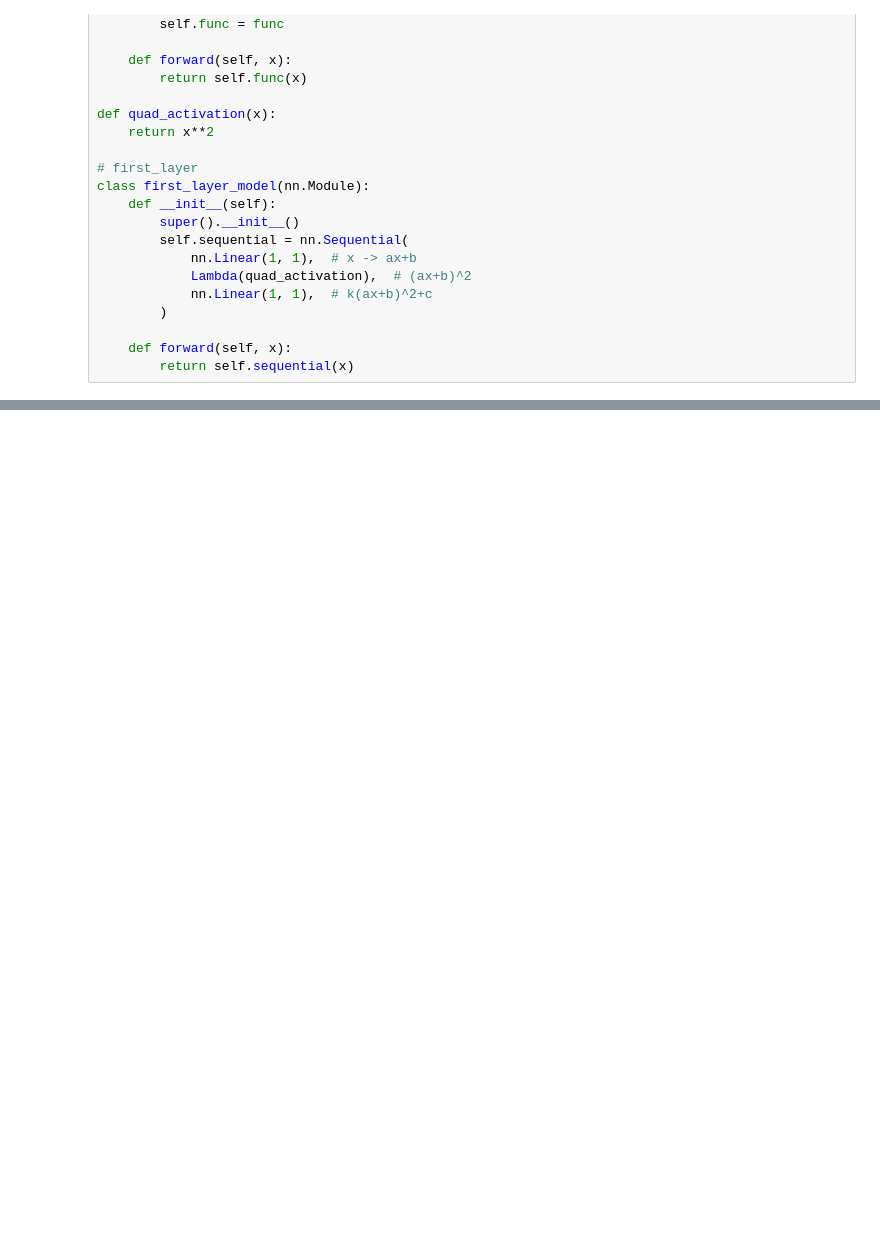
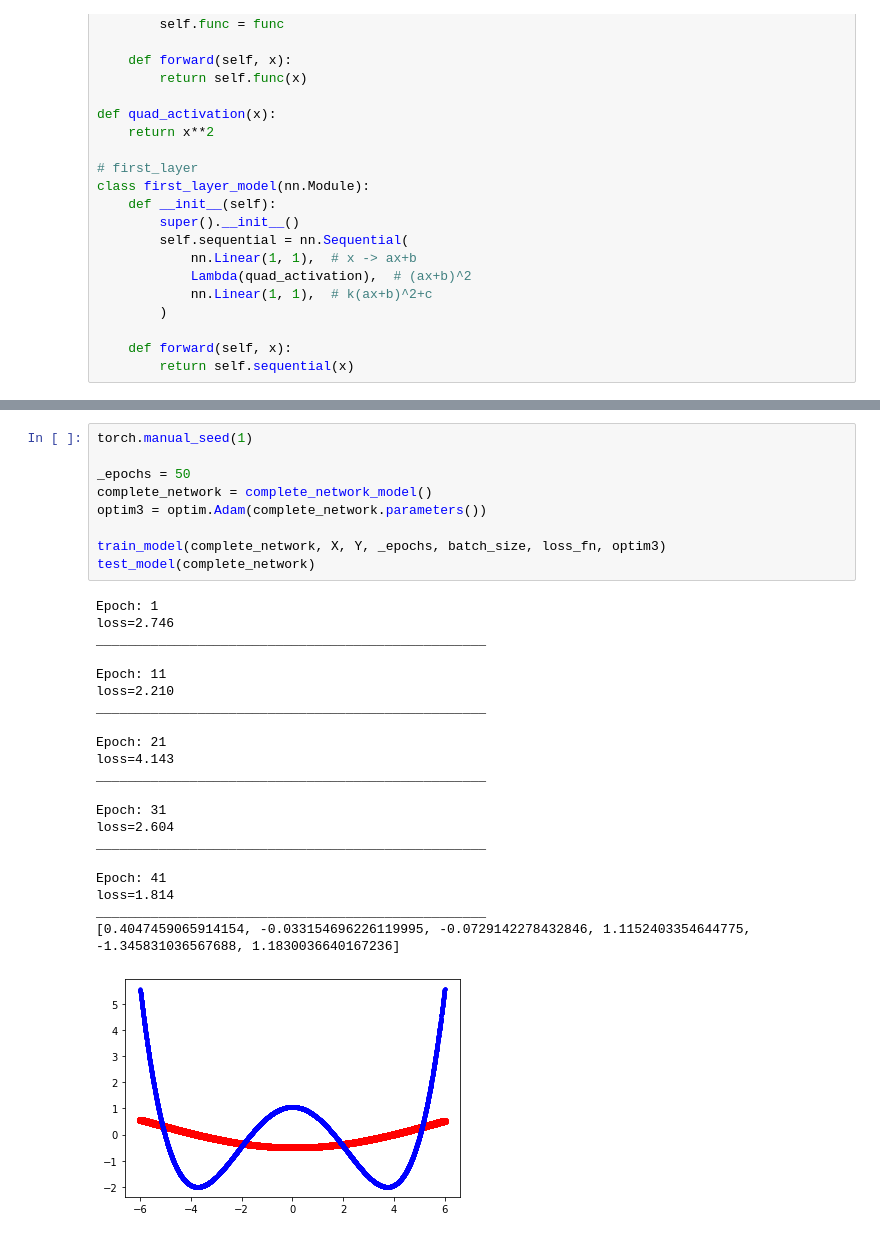
Before and after one commit to ZQZCalin/2-layer-skip-NN, a Jupyter notebook: counter-example.ipynb, the cells around one changed output, grey strips where cells are left out. Cells and saved outputs as stored; diff of their text form; blank space fills up the shorter version.

```diff
--- a/counter-example.ipynb
+++ b/counter-example.ipynb
@@ -202,0 +277,31 @@ To serve as a comparison, compare the previous freeze-and-train method with the
+# %%
+torch.manual_seed(1)
+
+_epochs = 50
+complete_network = complete_network_model()
+optim3 = optim.Adam(complete_network.parameters())
+
+train_model(complete_network, X, Y, _epochs, batch_size, loss_fn, optim3)
+test_model(complete_network)
+# %% [output]
+Epoch: 1
+loss=2.746
+__________________________________________________
+
+Epoch: 11
+loss=2.210
+__________________________________________________
+
+Epoch: 21
+loss=4.143
+__________________________________________________
+
+Epoch: 31
+loss=2.604
+__________________________________________________
+
+Epoch: 41
+loss=1.814
+__________________________________________________
+[0.4047459065914154, -0.033154696226119995, -0.0729142278432846, 1.1152403354644775, -1.345831036567688, 1.1830036640167236]
+[figure, added]
```
Also changed, not shown: parts of 20 cells of this notebook.
